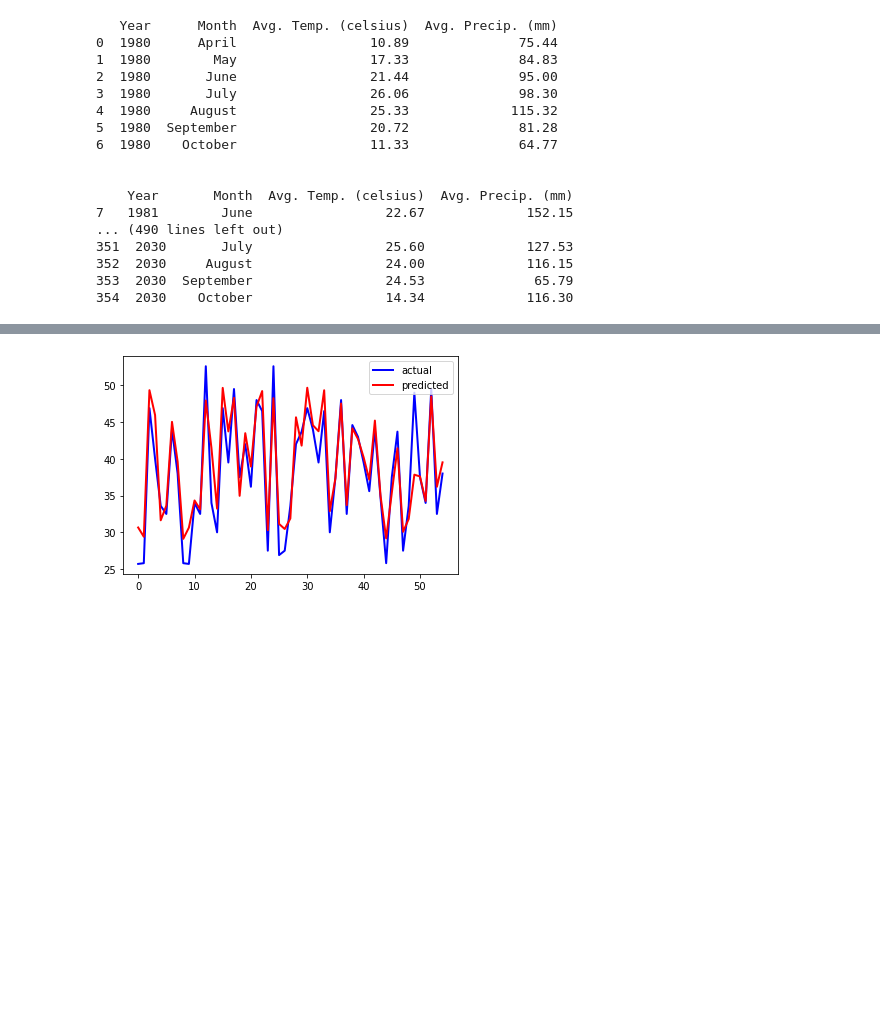
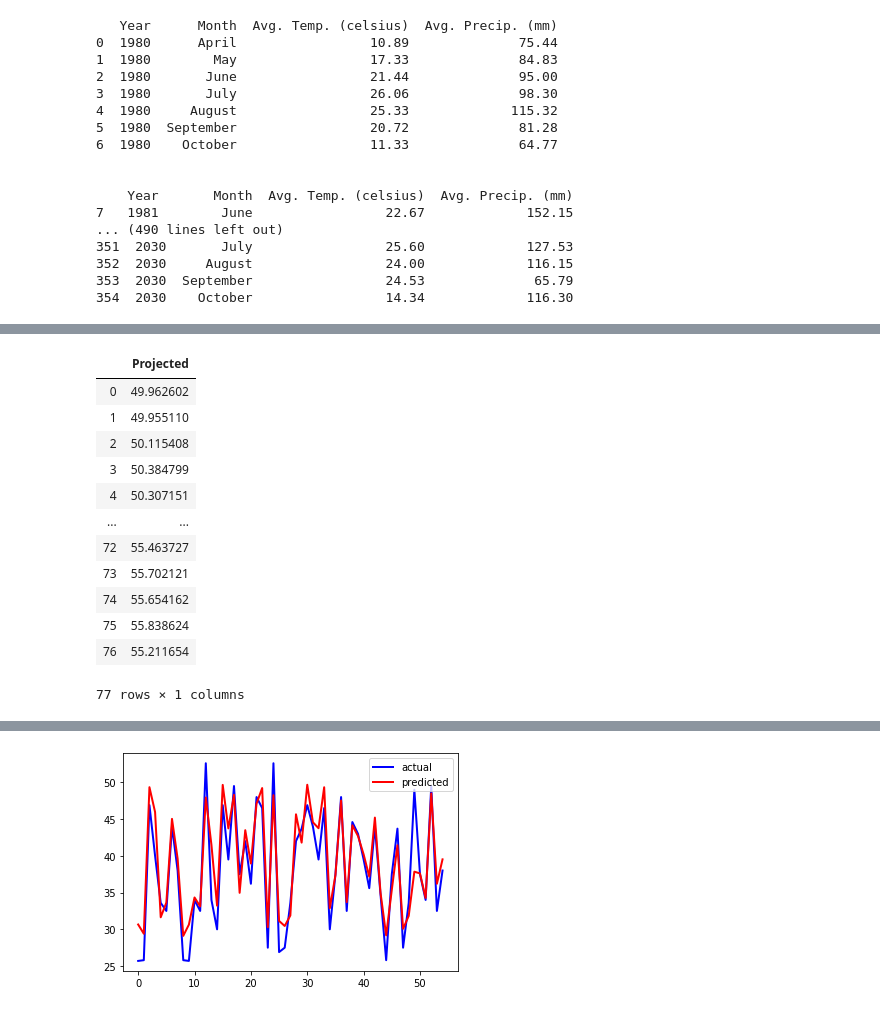
Before and after one commit to laniepreston/CapstoneCode, a Jupyter notebook: regression_models.ipynb, the cells around one changed output, grey strips where cells are left out. Cells and saved outputs as stored; diff of their text form; code cells hidden in the pictures; blank space fills up the shorter version.

```diff
--- a/regression_models.ipynb
+++ b/regression_models.ipynb
@@ -168,4 +170,22 @@ plt.show()
 <Figure size 3600x1440 with 0 Axes>
+# %%
+y_projected = regressor.predict(X_projected)
+df = pd.DataFrame({'Projected': y_projected.flatten()})
+df
+# %% [output]
+|  | Projected |
+| 0 | 49.962602 |
+| 1 | 49.955110 |
+| 2 | 50.115408 |
+| 3 | 50.384799 |
+| 4 | 50.307151 |
+| ... | ... |
+| 72 | 55.463727 |
+| 73 | 55.702121 |
+| 74 | 55.654162 |
+| 75 | 55.838624 |
+| 76 | 55.211654 |
+77 rows × 1 columns
 # %%
 #with outliers removed
 #this line taken from: https://stackoverflow.com/questions/23199796/detect-and-exclude-outliers-in-pandas-data-frame
```
Also changed, not shown: parts of 25 cells of this notebook.
